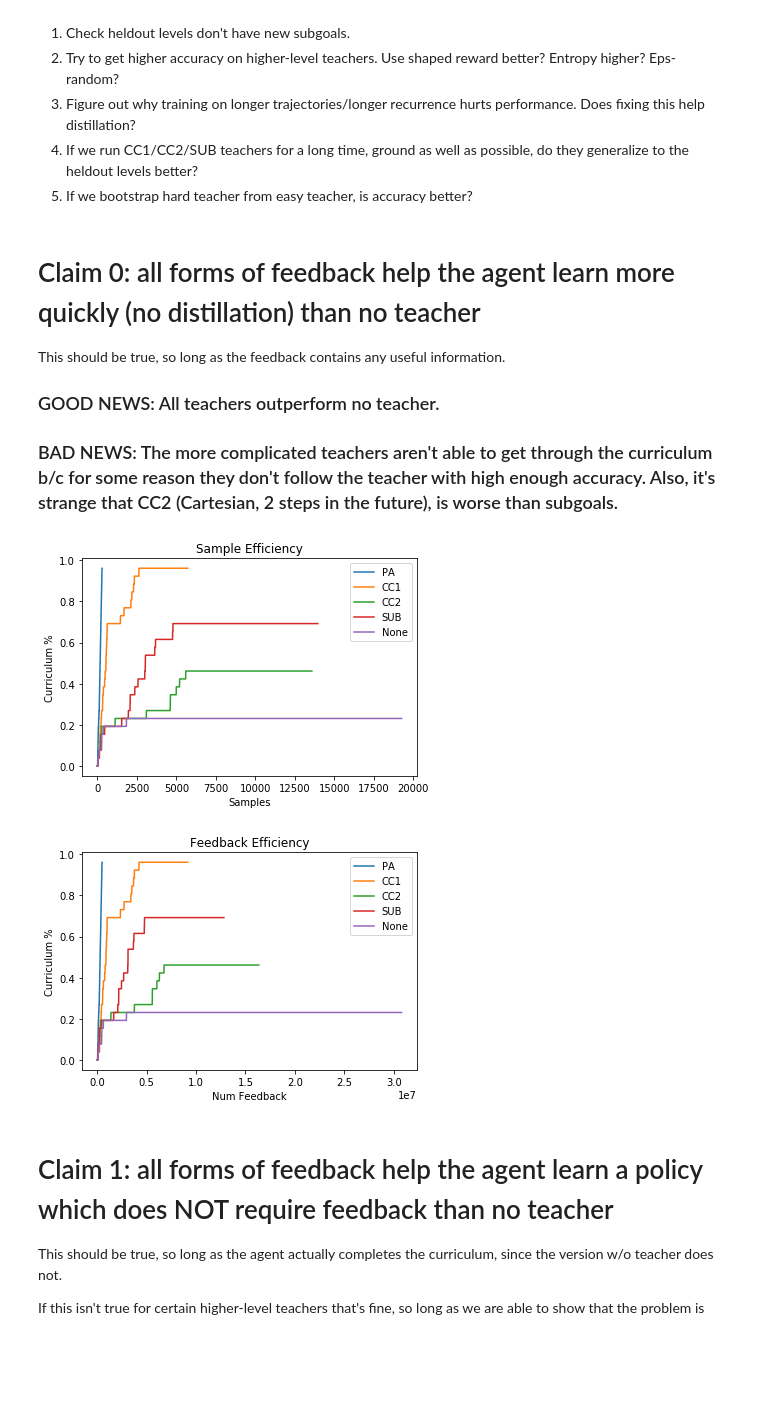
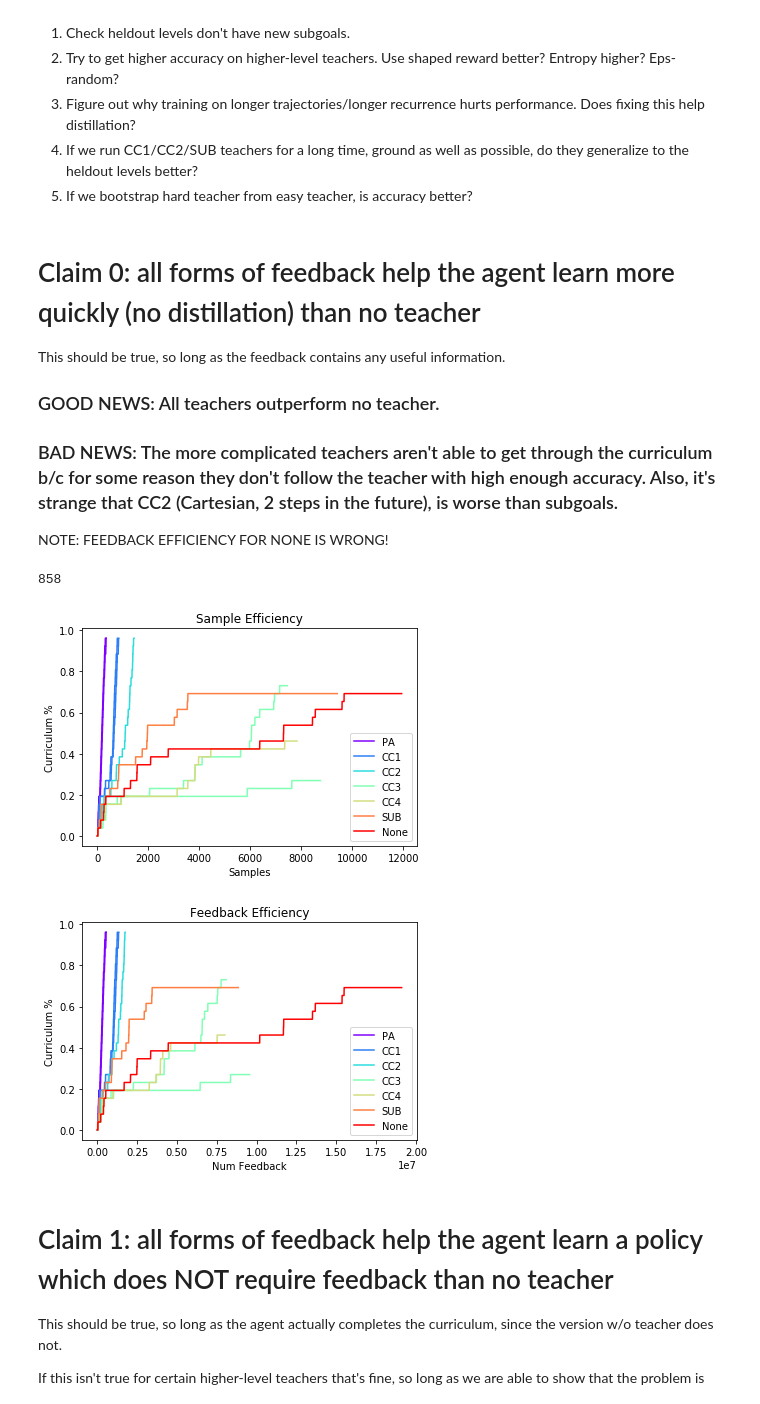
Before and after one commit to rll-research/teachable, a Jupyter notebook: Plots.ipynb, the cells around one changed output. Saved outputs shown, nothing was run; the diff lists cells and outputs as text; code cells hidden in the pictures; blank space fills up the shorter version.

Commit message:
Plots

```diff
--- a/Plots.ipynb
+++ b/Plots.ipynb
@@ -45,3 +47,5 @@ This should be true, so long as the feedback contains any useful information.
 ### GOOD NEWS: All teachers outperform no teacher.
 
 ### BAD NEWS: The more complicated teachers aren't able to get through the curriculum b/c for some reason they don't follow the teacher with high enough accuracy. Also, it's strange that CC2 (Cartesian, 2 steps in the future), is worse than subgoals.
+
+NOTE: FEEDBACK EFFICIENCY FOR NONE IS WRONG!
@@ -83,18 +102,34 @@ def plot_curriculum(data_names, x_type):
+# %%
+len(data)
+# %% [output]
+858
 # %%
+# Original Discount
+# data_names = [
+#     (444, 'PA'),
+#     (445, 'CC1'),
+#     (446, 'CC2'),
+# #     (391, 'CC3'),
+#     (447, 'SUB'),
+#     (443, 'None'),
+# ]
+
 data_names = [
-    (444, 'PA'),
-    (445, 'CC1'),
-    (446, 'CC2'),
-#     (391, 'CC3'),
-    (447, 'SUB'),
-    (443, 'None'),
+    ([477, 510], 'PA'),
+    ([478, 511], 'CC1'),
+    ([479, 535], 'CC2'),
+    ([486, 505], 'CC3'),
+    ([487], 'CC4'),
+    ([480], 'SUB'),
+    ([481], 'None'),
 ]
+
 plot_curriculum(data_names, 'samples')
 
 plot_curriculum(data_names, 'feedback')
 # %% [output]
-[figure, old version]
+[figure, new version]
-[figure, old version]
+[figure, new version]
 # %% [markdown]
 # Claim 1: all forms of feedback help the agent learn a policy which does NOT require feedback than no teacher
 
```
Also changed, not shown: parts of 10 cells of this notebook.
